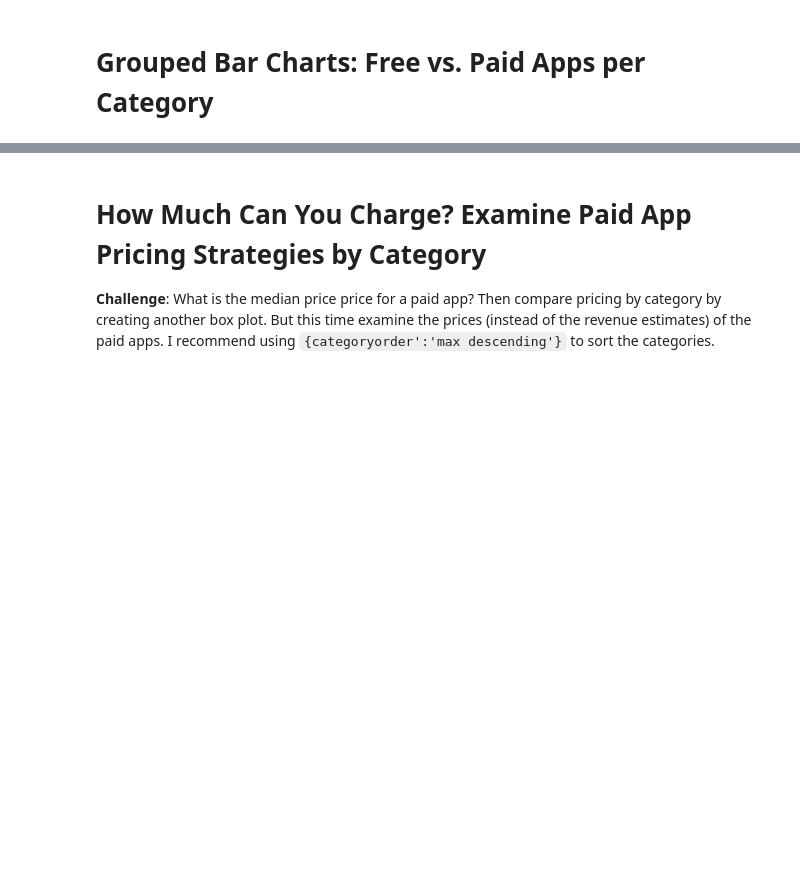
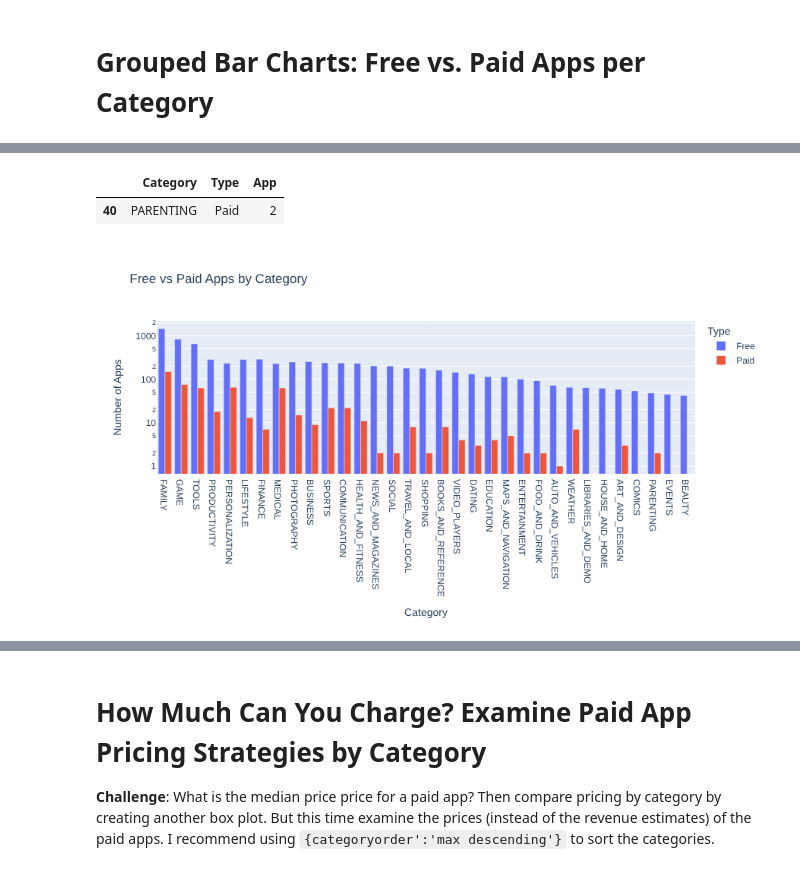
Before and after one commit to Jonikulov/100-days-python-bootcamp, a Jupyter notebook: day_76_plotly_charts_analyze_android_app_store/Google Play Store App Analytics.ipynb, the cells around one changed output, grey strips where cells are left out. Saved outputs shown, nothing was run; the diff lists cells and outputs as text; code cells hidden in the pictures; blank space fills up the shorter version.

```diff
--- a/day_76_plotly_charts_analyze_android_app_store/Google Play Store App Analytics.ipynb
+++ b/day_76_plotly_charts_analyze_android_app_store/Google Play Store App Analytics.ipynb
@@ -671,2 +657,5 @@ bar_fig.show()
 # %% [markdown]
 # Grouped Bar Charts: Free vs. Paid Apps per Category
+# %%
+df_free_vs_paid = df_apps_clean.groupby(["Category", "Type"], as_index=False).agg({"App": pd.Series.count})
+df_free_vs_paid.sort_values("App")
@@ -678,6 +681,34 @@ bar_fig.show()
 You'll want to use the `df_free_vs_paid` DataFrame that you created above that has the total number of free and paid apps per category.
 
 See if you can figure out how to get the look above by changing the `categoryorder` to 'total descending' as outlined in the documentation here [here](https://plotly.com/python/categorical-axes/#automatically-sorting-categories-by-name-or-total-value).
+# %%
+df_free_vs_paid.sample()
+# %% [output]
+|  | Category | Type | App |
+| 40 | PARENTING | Paid | 2 |
+# %%
+bar_fig = px.bar(
+    # data_frame=df_free_vs_paid.sort_values("App", ascending=False),
+    data_frame=df_free_vs_paid,
+    x="Category",
+    y="App",
+    color="Type",
+    barmode="group",
+    # log_y=True,
+    title="Free vs Paid Apps by Category",
+    width=850,
+    height=500,
+)
+bar_fig.update_layout(
+    xaxis_title="Category",
+    yaxis_title="Number of Apps",
+    xaxis={"categoryorder": "total descending"},
+    yaxis={"type": "log"},
+)
+# bar_fig.update_xaxes(categoryorder="total descending")
+bar_fig.show()
+# %% [output]
+[figure, added]
 # %% [markdown]
 # Plotly Box Plots: Lost Downloads for Paid Apps
 
```
Also changed, not shown: parts of 15 cells of this notebook.
